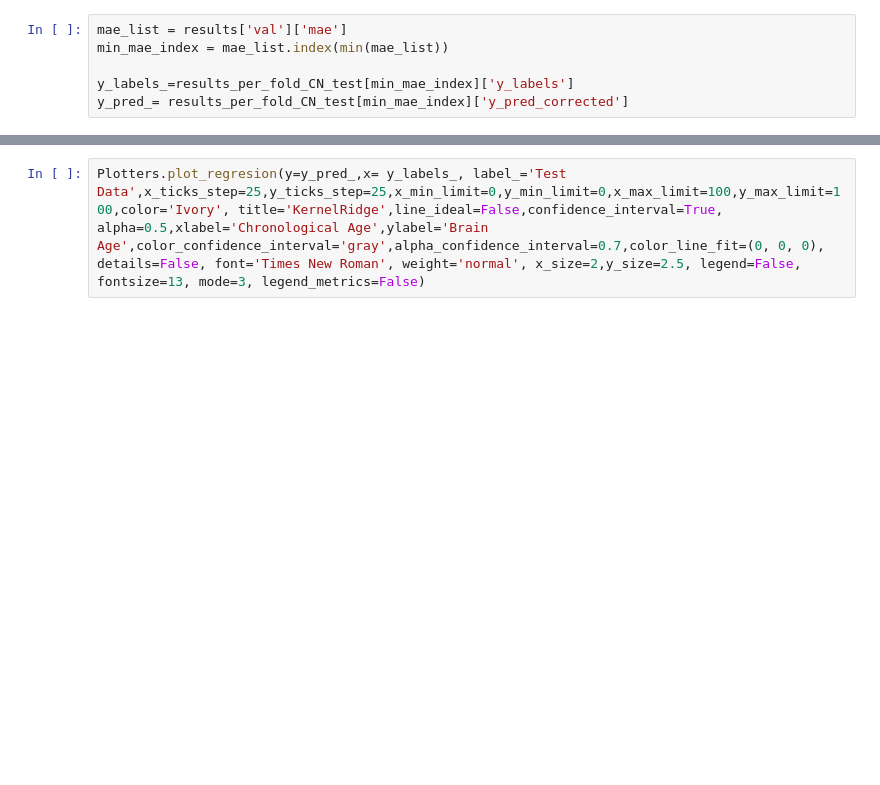
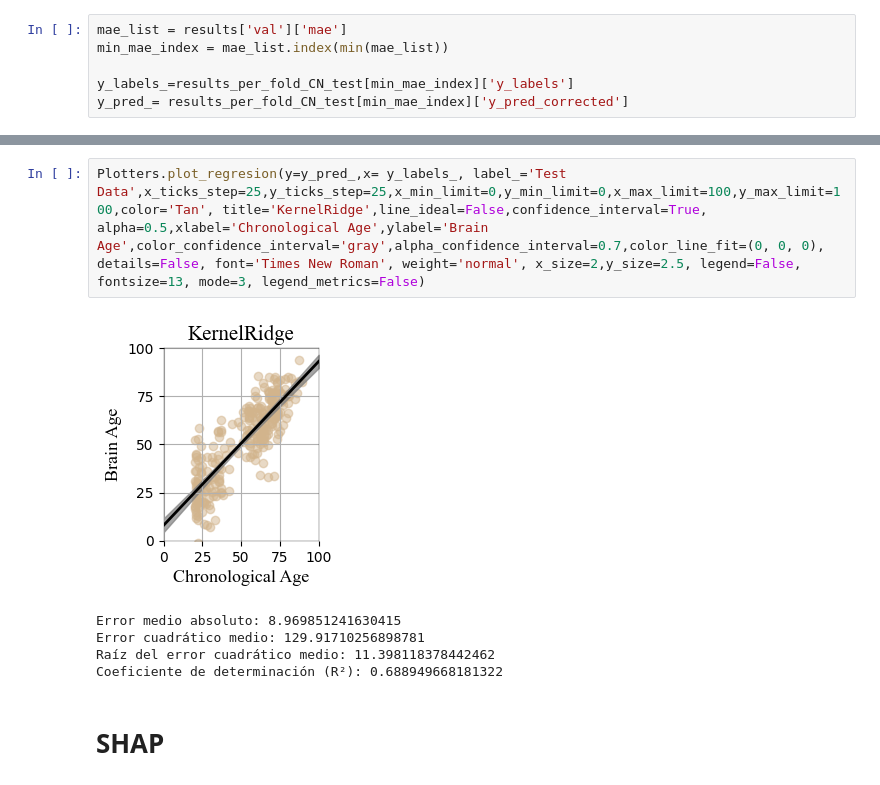
Before and after one commit to carrielfelipe/Brain_Age, a Jupyter notebook: KernelRidge/KernelRidge.ipynb, the cells around one changed output, grey strips where cells are left out. Drawn from its saved outputs; the diff is of its cells as text; blank space fills up the shorter version.

```diff
--- a/KernelRidge/KernelRidge.ipynb
+++ b/KernelRidge/KernelRidge.ipynb
@@ -227,2 +285,10 @@ Plotters.plot_regresion(y=y_pred_,x= y_labels_, label_='Test Data',x_ticks_step=
 # %%
-Plotters.plot_regresion(y=y_pred_,x= y_labels_, label_='Test Data',x_ticks_step=25,y_ticks_step=25,x_min_limit=0,y_min_limit=0,x_max_limit=100,y_max_limit=100,color='Ivory', title='KernelRidge',line_ideal=False,confidence_interval=True,  alpha=0.5,xlabel='Chronological Age',ylabel='Brain Age',color_confidence_interval='gray',alpha_confidence_interval=0.7,color_line_fit=(0, 0, 0), details=False, font='Times New Roman', weight='normal', x_size=2,y_size=2.5, legend=False, fontsize=13, mode=3, legend_metrics=False)
+Plotters.plot_regresion(y=y_pred_,x= y_labels_, label_='Test Data',x_ticks_step=25,y_ticks_step=25,x_min_limit=0,y_min_limit=0,x_max_limit=100,y_max_limit=100,color='Tan', title='KernelRidge',line_ideal=False,confidence_interval=True,  alpha=0.5,xlabel='Chronological Age',ylabel='Brain Age',color_confidence_interval='gray',alpha_confidence_interval=0.7,color_line_fit=(0, 0, 0), details=False, font='Times New Roman', weight='normal', x_size=2,y_size=2.5, legend=False, fontsize=13, mode=3, legend_metrics=False)
+# %% [output]
+[figure, added]
+Error medio absoluto: 8.969851241630415
+Error cuadrático medio: 129.91710256898781
+Raíz del error cuadrático medio: 11.398118378442462
+Coeficiente de determinación (R²): 0.688949668181322
+# %% [markdown]
+# SHAP
```
Also changed, not shown: parts of 27 cells of this notebook, 3 other files.
